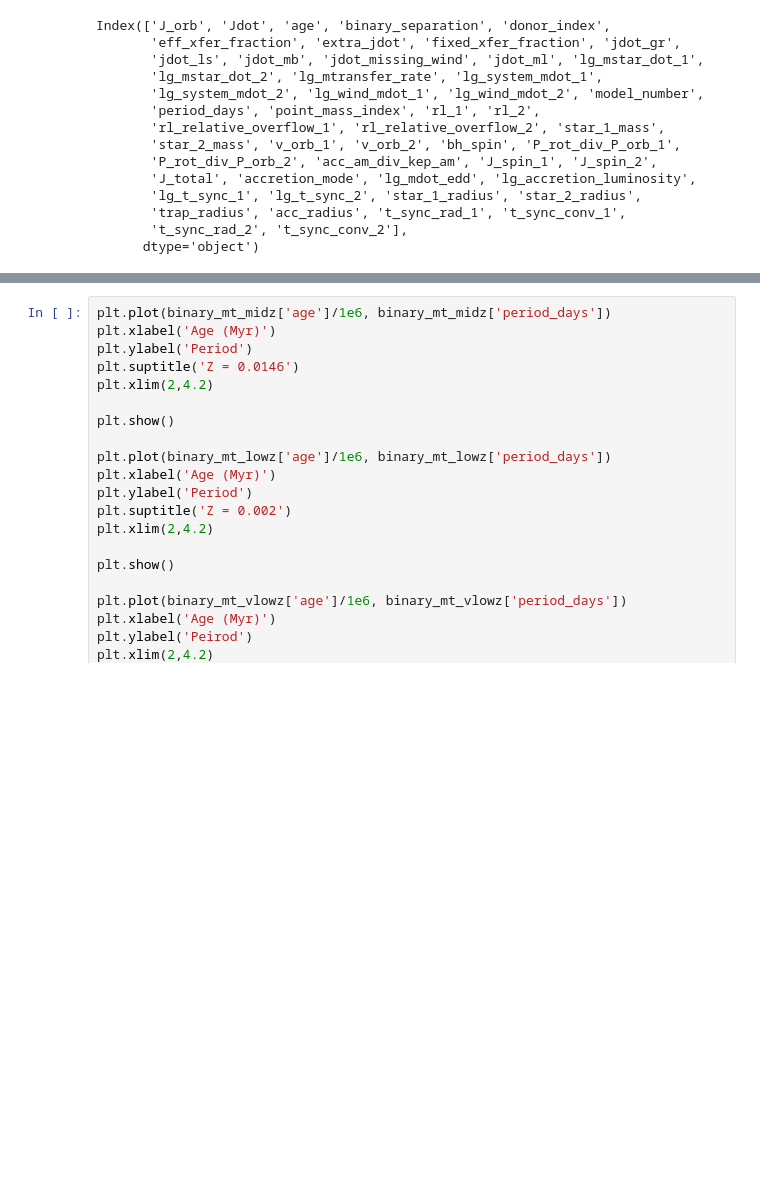
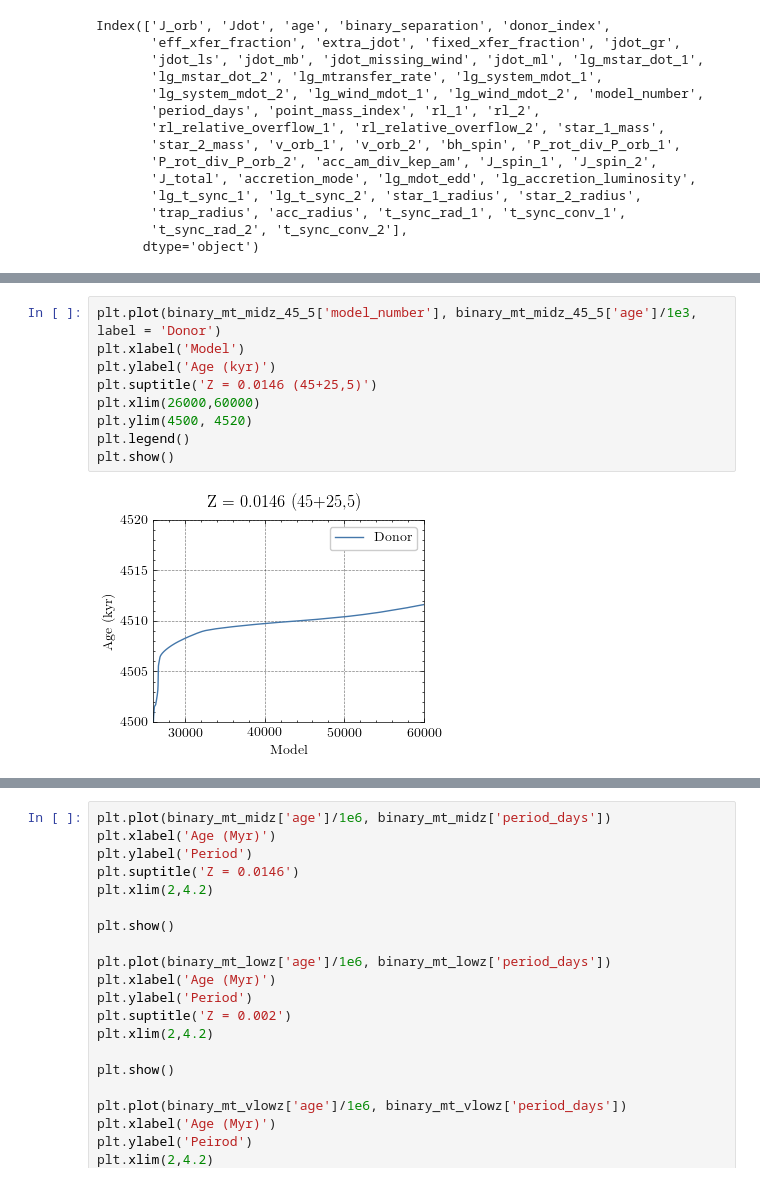
Before and after one commit to neevshah101/XRB, a Jupyter notebook: binary_star/analysis/Untitled.ipynb, the cells around one changed output, grey strips where cells are left out. Saved outputs shown, nothing was run; the diff lists cells and outputs as text; blank space fills up the shorter version.

```diff
--- a/binary_star/analysis/Untitled.ipynb
+++ b/binary_star/analysis/Untitled.ipynb
@@ -84,3 +95,14 @@ plt.show()
+# %%
+plt.plot(binary_mt_midz_45_5['model_number'], binary_mt_midz_45_5['age']/1e3, label = 'Donor')
+plt.xlabel('Model')
+plt.ylabel('Age (kyr)')
+plt.suptitle('Z = 0.0146 (45+25,5)')
+plt.xlim(26000,60000)
+plt.ylim(4500, 4520)
+plt.legend()
+plt.show()
+# %% [output]
+[figure, added]
 # %%
 plt.plot(binary_mt_midz['age']/1e6, binary_mt_midz['star_1_radius'], label = 'Donor Radius')
 plt.plot(binary_mt_midz['age']/1e6, binary_mt_midz['rl_1'], label = 'Roche Lobe')
```
Also changed, not shown: parts of 3 cells of this notebook, 34 other files.
